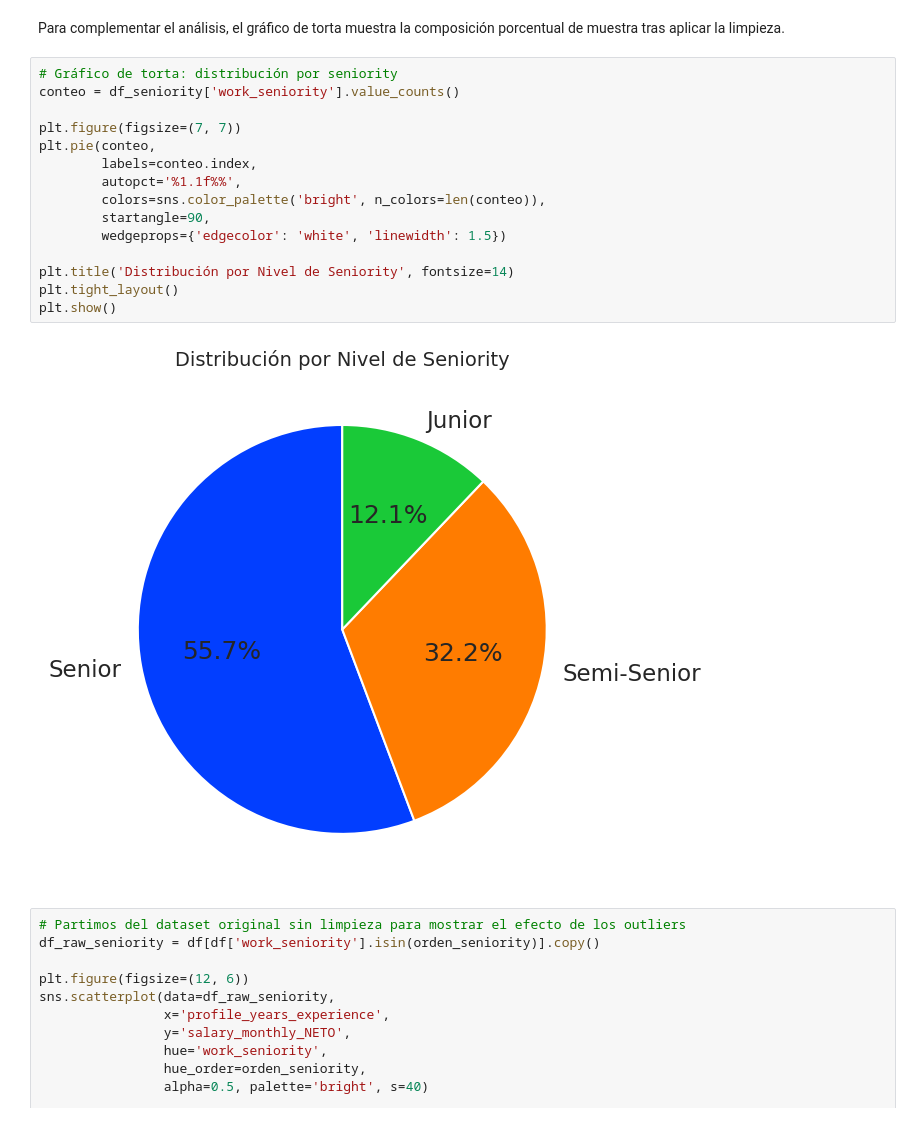
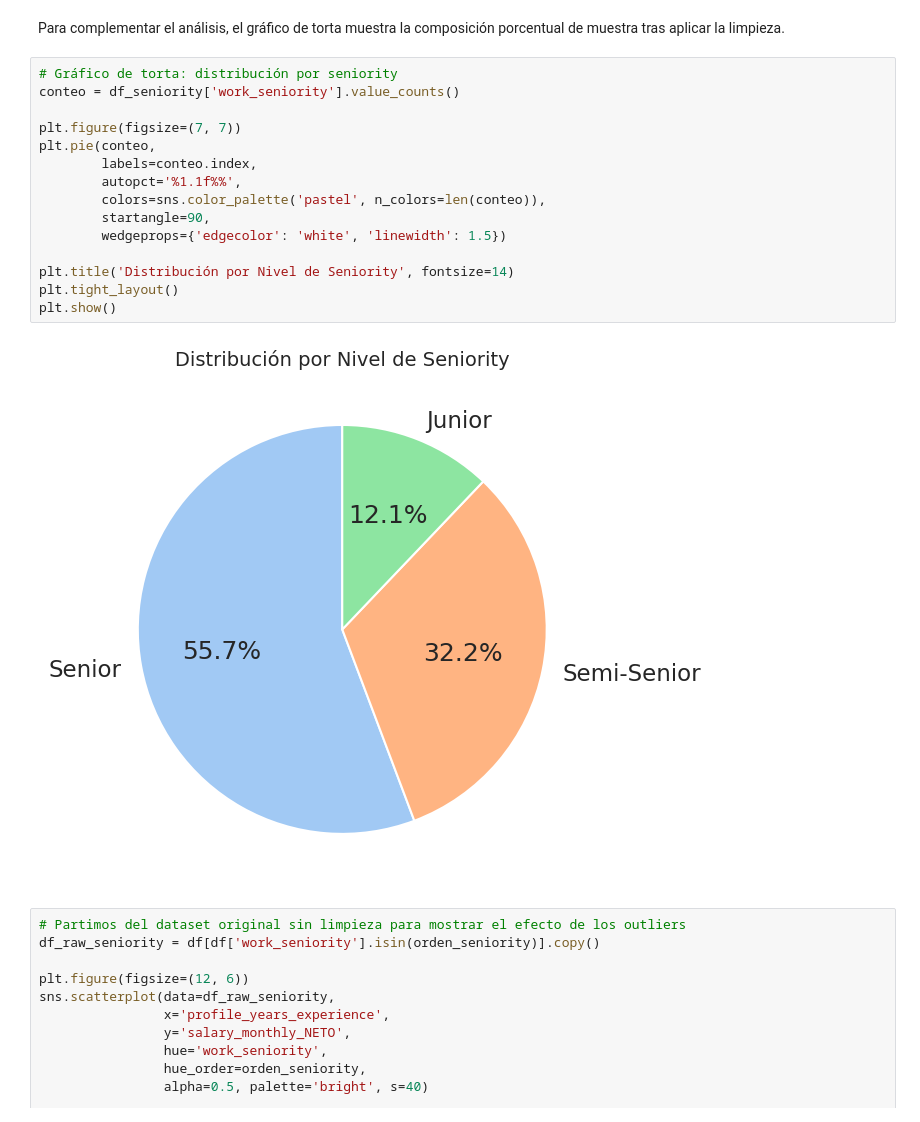
Before and after one commit to sgruyzcki/DiploDatos2026, a Jupyter notebook: Entregable_Parte_1_Grupo_3.ipynb, the cells around one changed output. Cells and saved outputs as stored; diff of their text form.

```diff
--- a/Entregable_Parte_1_Grupo_3.ipynb
+++ b/Entregable_Parte_1_Grupo_3.ipynb
@@ -1039,20 +1003,20 @@ Para complementar el análisis, el gráfico de torta muestra la composición por
 # %%
 # Gráfico de torta: distribución por seniority
 conteo = df_seniority['work_seniority'].value_counts()
 
 plt.figure(figsize=(7, 7))
 plt.pie(conteo,
         labels=conteo.index,
         autopct='%1.1f%%',
-        colors=sns.color_palette('bright', n_colors=len(conteo)),
+        colors=sns.color_palette('pastel', n_colors=len(conteo)),
         startangle=90,
         wedgeprops={'edgecolor': 'white', 'linewidth': 1.5})
 
 plt.title('Distribución por Nivel de Seniority', fontsize=14)
 plt.tight_layout()
 plt.show()
 # %% [output]
-[figure, old version]
+[figure, new version]
 # %%
 # Partimos del dataset original sin limpieza para mostrar el efecto de los outliers
 df_raw_seniority = df[df['work_seniority'].isin(orden_seniority)].copy()
```
Also changed, not shown: parts of 19 cells of this notebook.
